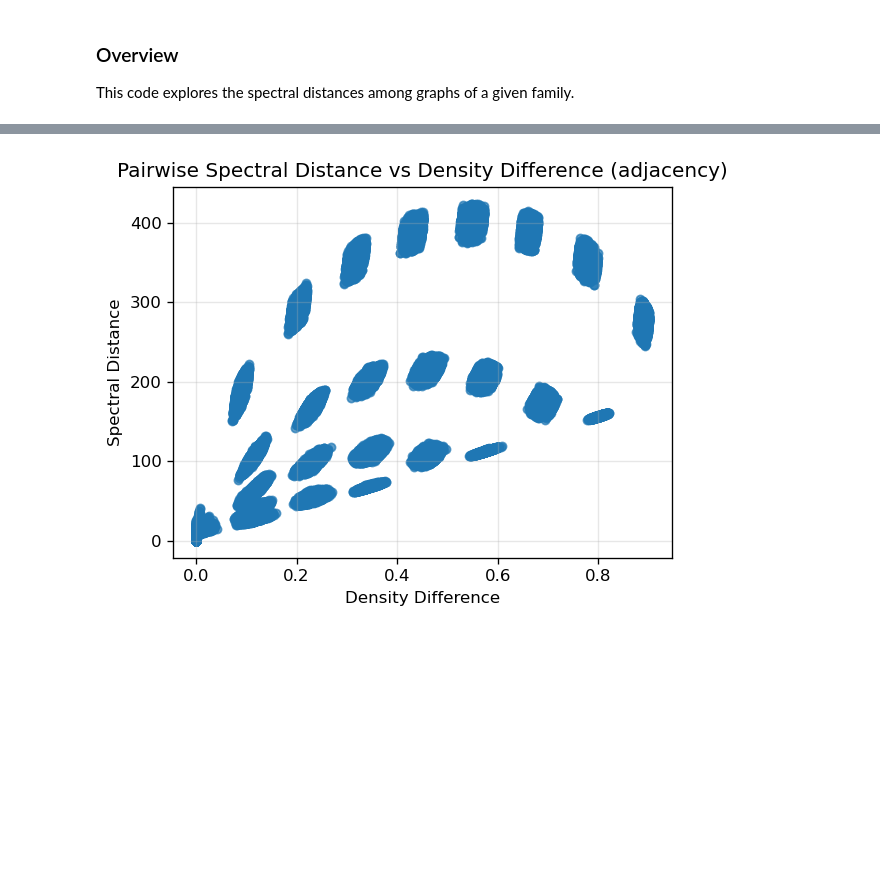
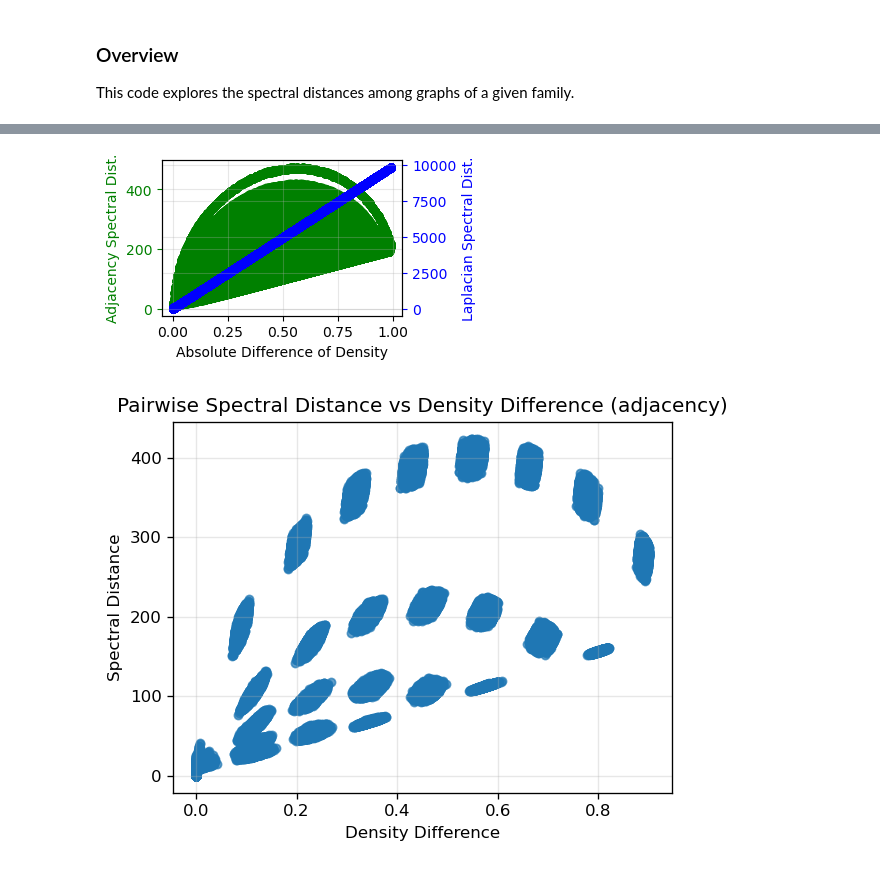
Before and after one commit to cirens-utd/distinguish-control-graphs, a Jupyter notebook: spec_dist_among_graphs.ipynb, the cells around one changed output, grey strips where cells are left out. Cells and saved outputs as stored; diff of their text form; code cells hidden in the pictures; blank space fills up the shorter version.

Commit message:
almost finalized for paper

```diff
--- a/spec_dist_among_graphs.ipynb
+++ b/spec_dist_among_graphs.ipynb
@@ -32,16 +20,0 @@ _ = compute_matrix_of_pairwise_spectral_distances(graphs_ER_for_paper, matrix_ty
-# %%
-# for the paper
-n_graphs_per_param_val_for_paper_2 = 100
-
-p_values_for_paper_2 = np.arange(0, 1 + 1e-10, 0.025)
-graphs_ER_for_paper_2 = [get_graph({'type': 'ER', 'n': n, 'p': p}) for p in p_values_for_paper_2 for _ in range(n_graphs_per_param_val_for_paper_2)]
-_ = plot_average_spectral_distance_for_same_param_val(graphs_ER_for_paper_2, matrix_type='laplacian', param_name='p', param_values=p_values_for_paper_2,
-                                                        n_graphs_per_param_val=n_graphs_per_param_val_for_paper_2,
-                                                        figfile='figures/lapl_avg_spec_dist.pdf')#, plot_violin_and_medians=True)
-
-p_values_for_adj_for_paper_2 = np.concatenate([[0.005], p_values_for_paper_2[1:-1], [0.995]])
-graphs_ER_for_adj_for_paper_2 = [get_graph({'type': 'ER', 'n': n, 'p': p}) for p in p_values_for_adj_for_paper_2 for _ in range(n_graphs_per_param_val_for_paper_2)]
-_ = plot_average_spectral_distance_for_same_param_val(graphs_ER_for_adj_for_paper_2, matrix_type='adjacency', param_name='p',
-                                                        param_values=p_values_for_adj_for_paper_2,
-                                                        n_graphs_per_param_val=n_graphs_per_param_val_for_paper_2,
-                                                        figfile='figures/adj_avg_spec_dist.pdf')#, plot_violin_and_medians=True)
@@ -50,0 +21,24 @@ _ = plot_average_spectral_distance_for_same_param_val(graphs_ER_for_adj_for_pape
+# %%
+fig, ax = plt.subplots(figsize = (4, 2.3))
+ax2 = ax.twinx()
+
+# fig, (ax1, ax3) = plt.subplots(1, 2, figsize=(5, 3))
+# ax2 = ax1.twinx()   # twin axis for first subplot
+# ax4 = ax3.twinx()   # twin axis for second subplot
+
+n_graphs_per_param_val_for_paper = 10
+
+# p_values_for_paper = np.linspace(0.3, 0.7, 5)   # the plot for the adjacency matrix is more linear in this range
+# p_values_for_paper = np.concatenate([np.linspace(0.1, 0.9, 8), np.array([0.99])])
+p_values_for_paper = np.arange(0, 1, 0.01)
+graphs_ER_for_paper = [get_graph({'type': 'ER', 'n': n, 'p': p}) for p in p_values_for_paper for _ in range(n_graphs_per_param_val_for_paper)]
+_ = compute_matrix_of_pairwise_spectral_distances(graphs_ER_for_paper, matrix_type='adjacency', plot_type='scatter', axis=ax)
+
+p_values_for_paper = np.arange(0, 1, 0.01)
+graphs_ER_for_paper = [get_graph({'type': 'ER', 'n': n, 'p': p}) for p in p_values_for_paper for _ in range(n_graphs_per_param_val_for_paper)]
+_ = compute_matrix_of_pairwise_spectral_distances(graphs_ER_for_paper, matrix_type='laplacian', plot_type='scatter', axis=ax2, right_axis=True)
+
+plt.savefig('figures/spec-dist-vs-density-diff.png', dpi=300, bbox_inches='tight')
+plt.show()
+# %% [output]
+[figure, added]
```
Also changed, not shown: parts of 3 cells of this notebook, 4 other files.
